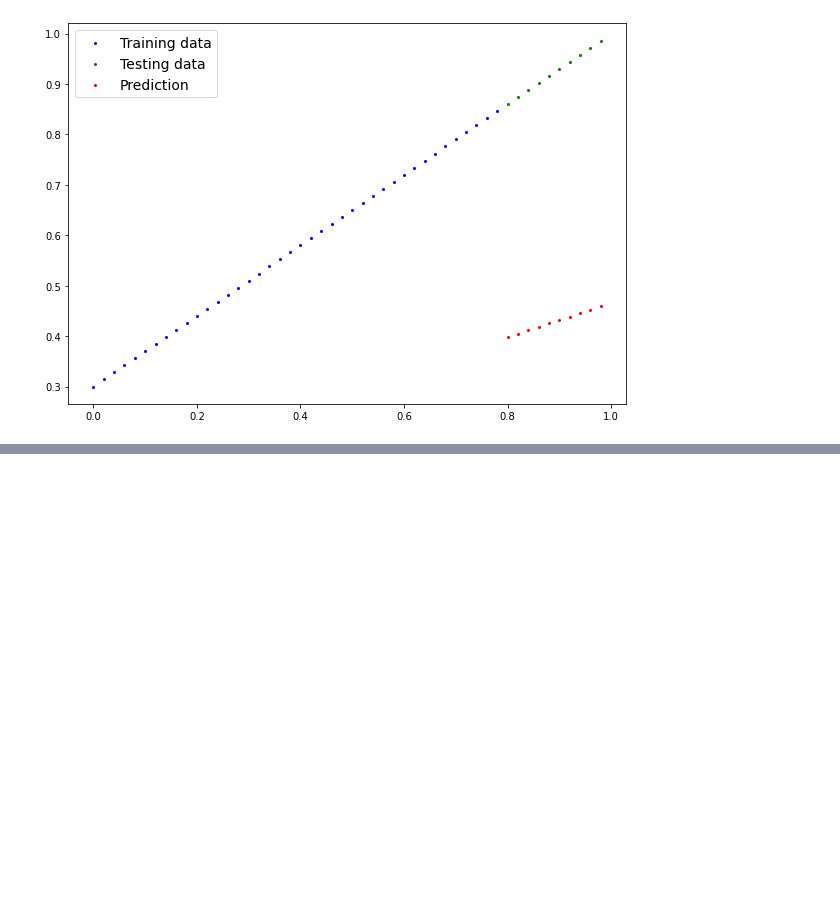
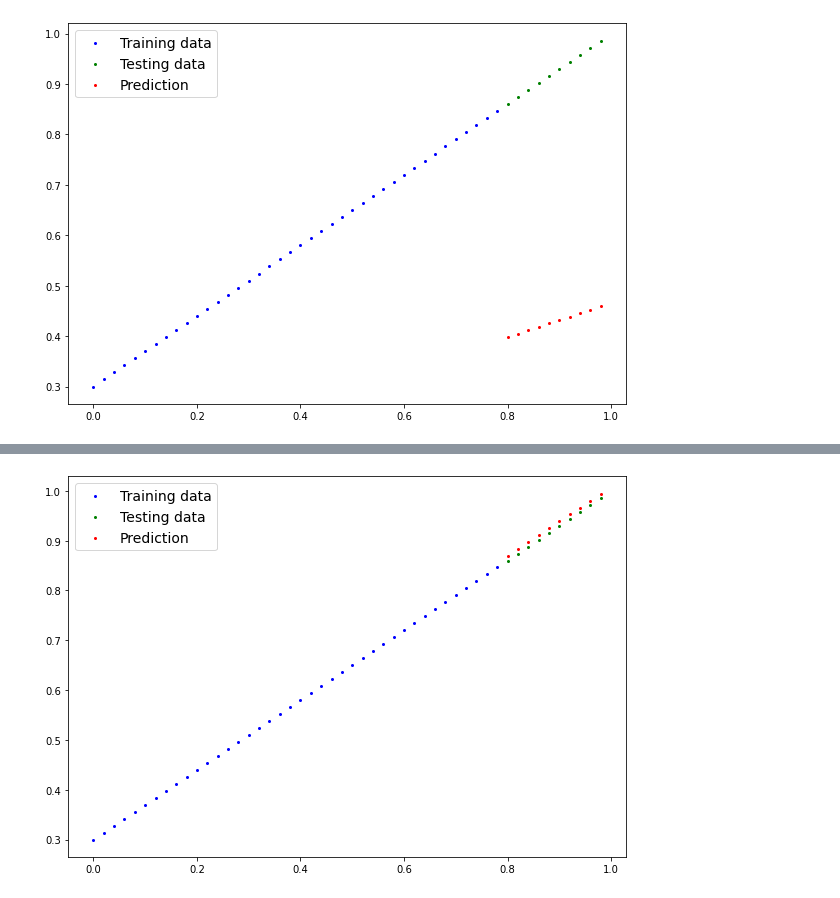
Before and after one commit to zahra-sharifzadeh/pytorch, a Jupyter notebook: 01_pytorch_workflow.ipynb, the cells around one changed output, grey strips where cells are left out. Cells and saved outputs as stored; diff of their text form; code cells hidden in the pictures; blank space fills up the shorter version.

```diff
--- a/01_pytorch_workflow.ipynb
+++ b/01_pytorch_workflow.ipynb
@@ -239,0 +291,18 @@ plot_prediction(predictions=y_preds)
+# %%
+# Saving our Pytorch model
+from pathlib import Path
+
+# Create models directory
+MODEL_PATH = Path("models")
+MODEL_PATH.mkdir(parents=True, exist_ok=True)
+
+# Creat model save Path
+MODEL_NAME = "01_PyTorch_workflow_model_0.pth" # OR .pt
+MODEL_SAVE_PATH = MODEL_PATH/ MODEL_NAME
+
+#print(MODEL_SAVE_PATH)
+
+# Save the model state dict
+print(f"Saving model to: {MODEL_SAVE_PATH}")
+torch.save(obj=model_0.state_dict(),
+           f=MODEL_SAVE_PATH)
@@ -239,0 +322,9 @@ plot_prediction(predictions=y_preds)
+# %%
+# To load in a saved state_dict we have to instantiate a new instance of our model class
+loaded_model_0 = LinearRegressionModel()
+
+print(loaded_model_0.state_dict())
+
+loaded_model_0.load_state_dict(torch.load(f=MODEL_SAVE_PATH))
+
+print(loaded_model_0.state_dict())
@@ -239,0 +334,9 @@ plot_prediction(predictions=y_preds)
+# %%
+# MAke some prediction wi th loaded model
+
+loaded_model_0.eval()
+
+with torch.inference_mode():
+  loaded_model_0_preds = loaded_model_0(X_test)
+
+loaded_model_0_preds
@@ -239,0 +354,4 @@ plot_prediction(predictions=y_preds)
+# %%
+plot_prediction(predictions=loaded_model_0_preds)
+# %% [output]
+[figure, added]
```
Also changed, not shown: parts of 15 cells of this notebook.
